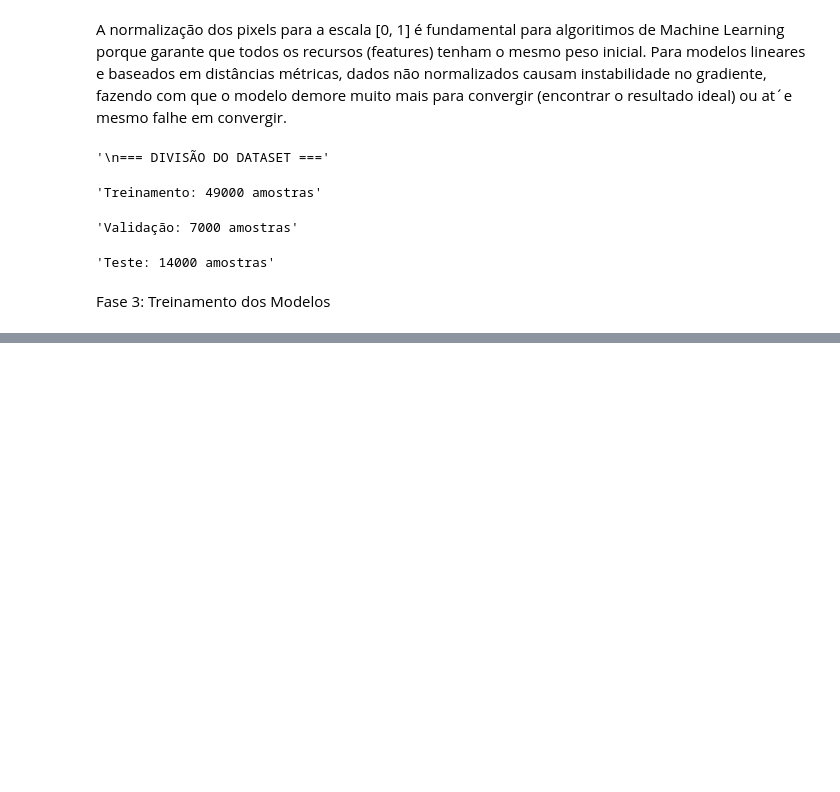
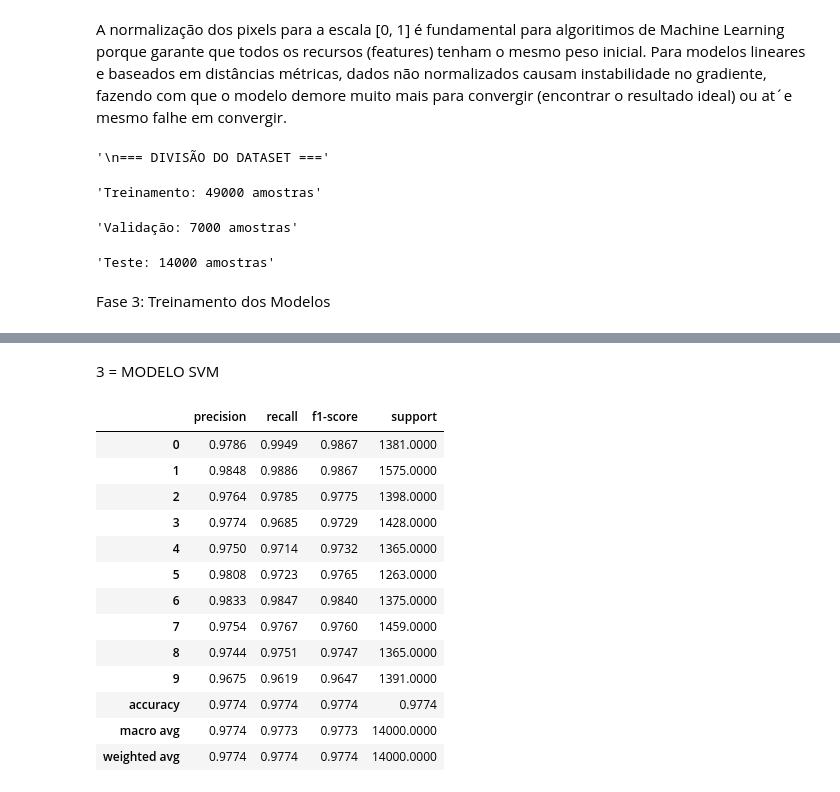
Before and after one commit to Carlos779-cloud/Modulo-02-MniProjeto, a Jupyter notebook: main.ipynb, the cells around one changed output, grey strips where cells are left out. Saved outputs shown, nothing was run; the diff lists cells and outputs as text; code cells hidden in the pictures; blank space fills up the shorter version.

```diff
--- a/main.ipynb
+++ b/main.ipynb
@@ -154,0 +225,34 @@ Fase 3: Treinamento dos Modelos
+# %% [markdown]
+3 = MODELO SVM
+# %%
+modelo_svm = SVC(
+    C=1.0,
+    kernel='rbf',
+    gamma='scale',
+    random_state=42
+)
+
+modelo_svm.fit(X_train, y_train)
+
+predicoes_svm = modelo_svm.predict(X_test)
+
+report_dict_svm = classification_report(y_test, predicoes_svm, output_dict=True)
+
+df_metrics_svm = pd.DataFrame(report_dict_svm).transpose()
+
+df_metrics_svm.round(4)
+# %% [output]
+|  | precision | recall | f1-score | support |
+| 0 | 0.9786 | 0.9949 | 0.9867 | 1381.0000 |
+| 1 | 0.9848 | 0.9886 | 0.9867 | 1575.0000 |
+| 2 | 0.9764 | 0.9785 | 0.9775 | 1398.0000 |
+| 3 | 0.9774 | 0.9685 | 0.9729 | 1428.0000 |
+| 4 | 0.9750 | 0.9714 | 0.9732 | 1365.0000 |
+| 5 | 0.9808 | 0.9723 | 0.9765 | 1263.0000 |
+| 6 | 0.9833 | 0.9847 | 0.9840 | 1375.0000 |
+| 7 | 0.9754 | 0.9767 | 0.9760 | 1459.0000 |
+| 8 | 0.9744 | 0.9751 | 0.9747 | 1365.0000 |
+| 9 | 0.9675 | 0.9619 | 0.9647 | 1391.0000 |
+| accuracy | 0.9774 | 0.9774 | 0.9774 | 0.9774 |
+| macro avg | 0.9774 | 0.9773 | 0.9773 | 14000.0000 |
+| weighted avg | 0.9774 | 0.9774 | 0.9774 | 14000.0000 |
```
Also changed, not shown: parts of 7 cells of this notebook.
